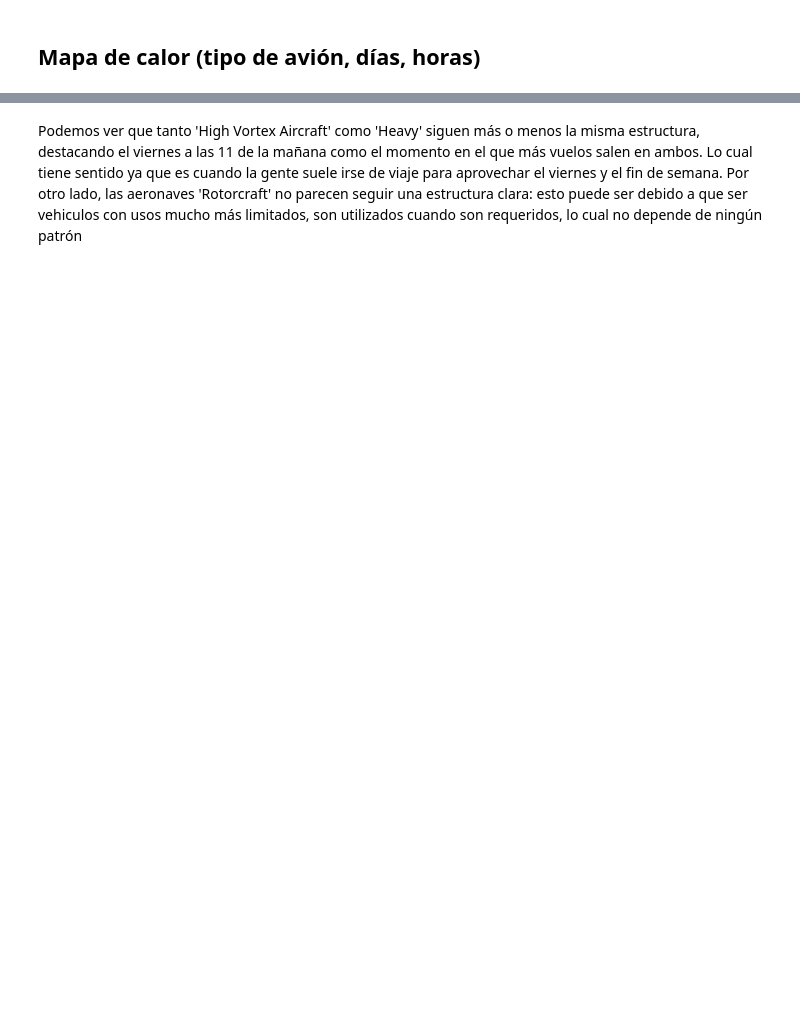
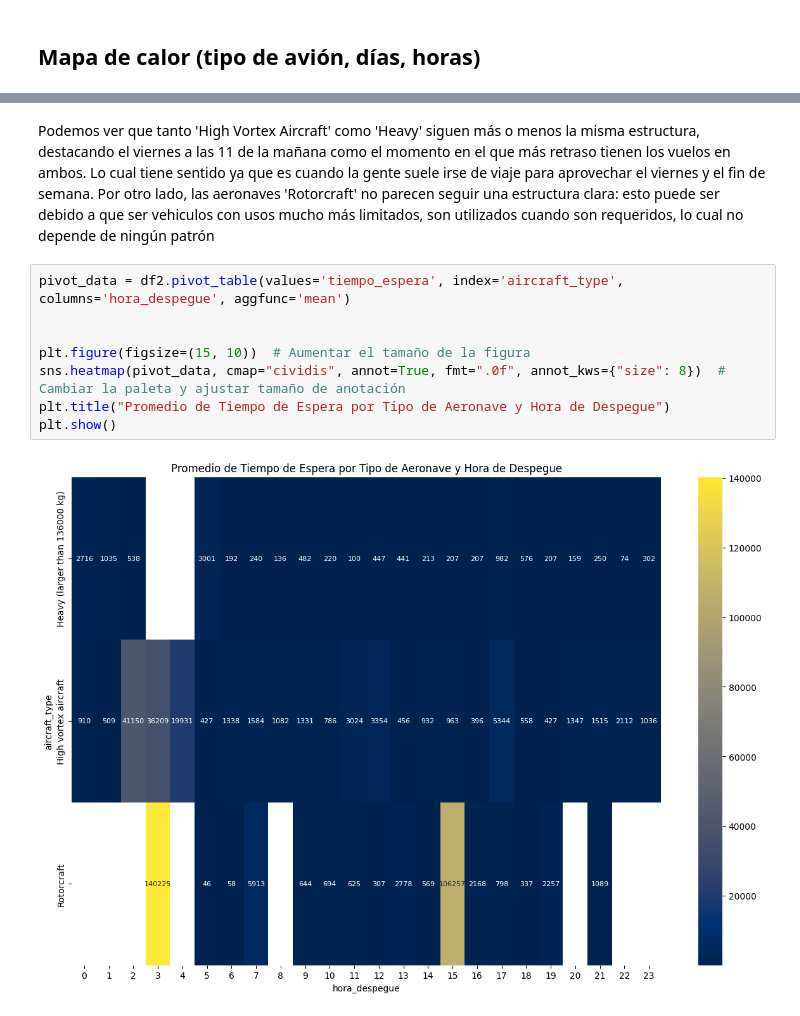
Before and after one commit to artemvarucm/PD2, a Jupyter notebook: src/exploracion/ALL_exploracion_tiempos_espera.ipynb, the cells around one changed output, grey strips where cells are left out. Drawn from its saved outputs; the diff is of its cells as text; blank space fills up the shorter version.

```diff
--- a/src/exploracion/ALL_exploracion_tiempos_espera.ipynb
+++ b/src/exploracion/ALL_exploracion_tiempos_espera.ipynb
@@ -487,2 +487,12 @@ See the caveats in the documentation: https://pandas.pydata.org/pandas-docs/stab
 # %% [markdown]
-Podemos ver que tanto 'High Vortex Aircraft' como 'Heavy' siguen más o menos la misma estructura, destacando el viernes a las 11 de la mañana como el momento en el que más vuelos salen en ambos. Lo cual tiene sentido ya que es cuando la gente suele irse de viaje para aprovechar el viernes y el fin de semana. Por otro lado, las aeronaves 'Rotorcraft' no parecen seguir una estructura clara: esto puede ser debido a que ser vehiculos con usos mucho más limitados, son utilizados cuando son requeridos, lo cual no depende de ningún patrón
+Podemos ver que tanto 'High Vortex Aircraft' como 'Heavy' siguen más o menos la misma estructura, destacando el viernes a las 11 de la mañana como el momento en el que más retraso tienen los vuelos en ambos. Lo cual tiene sentido ya que es cuando la gente suele irse de viaje para aprovechar el viernes y el fin de semana. Por otro lado, las aeronaves 'Rotorcraft' no parecen seguir una estructura clara: esto puede ser debido a que ser vehiculos con usos mucho más limitados, son utilizados cuando son requeridos, lo cual no depende de ningún patrón
+# %%
+pivot_data = df2.pivot_table(values='tiempo_espera', index='aircraft_type', columns='hora_despegue', aggfunc='mean')
+
+
+plt.figure(figsize=(15, 10))  # Aumentar el tamaño de la figura
+sns.heatmap(pivot_data, cmap="cividis", annot=True, fmt=".0f", annot_kws={"size": 8})  # Cambiar la paleta y ajustar tamaño de anotación
+plt.title("Promedio de Tiempo de Espera por Tipo de Aeronave y Hora de Despegue")
+plt.show()
+# %% [output]
+[figure, added]
```
Also changed, not shown: parts of 3 cells of this notebook.
